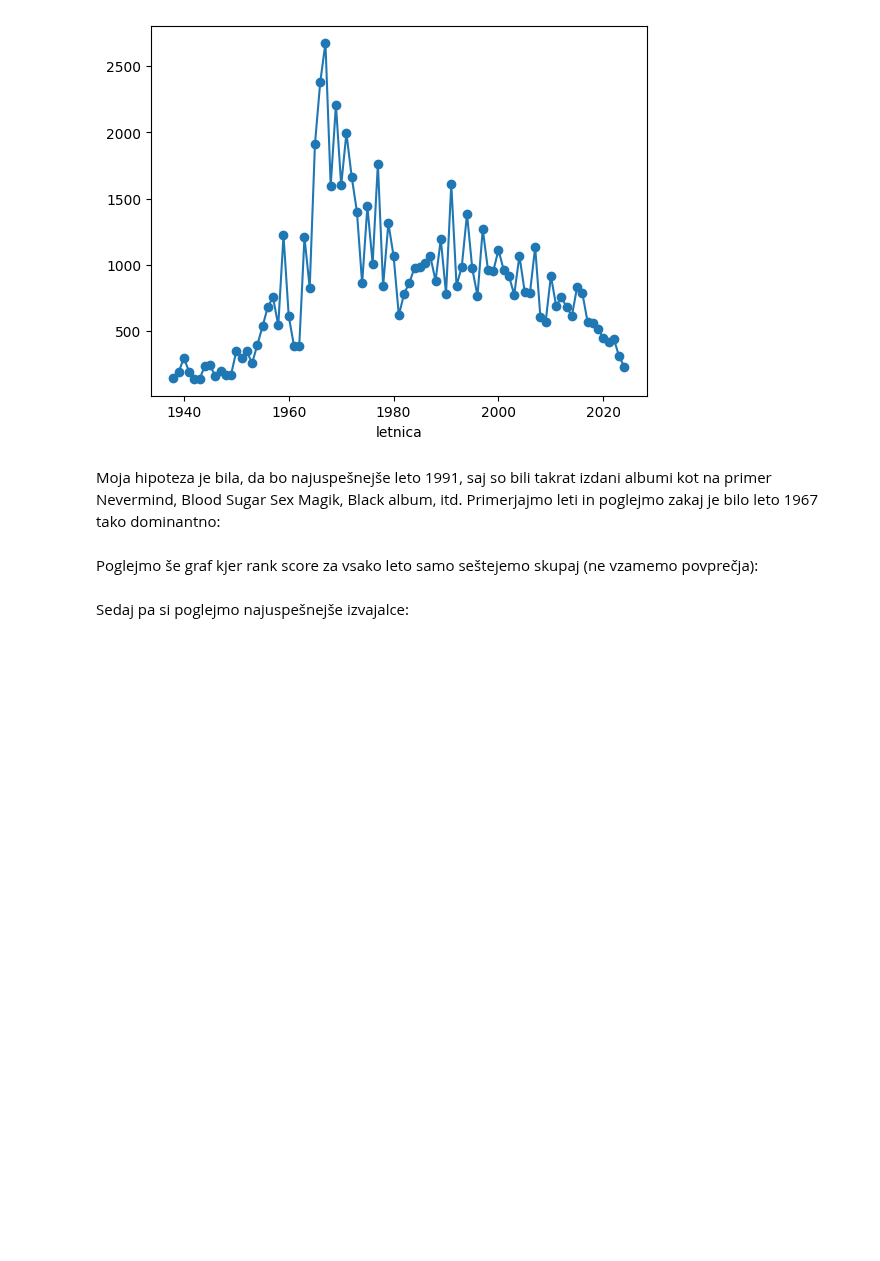
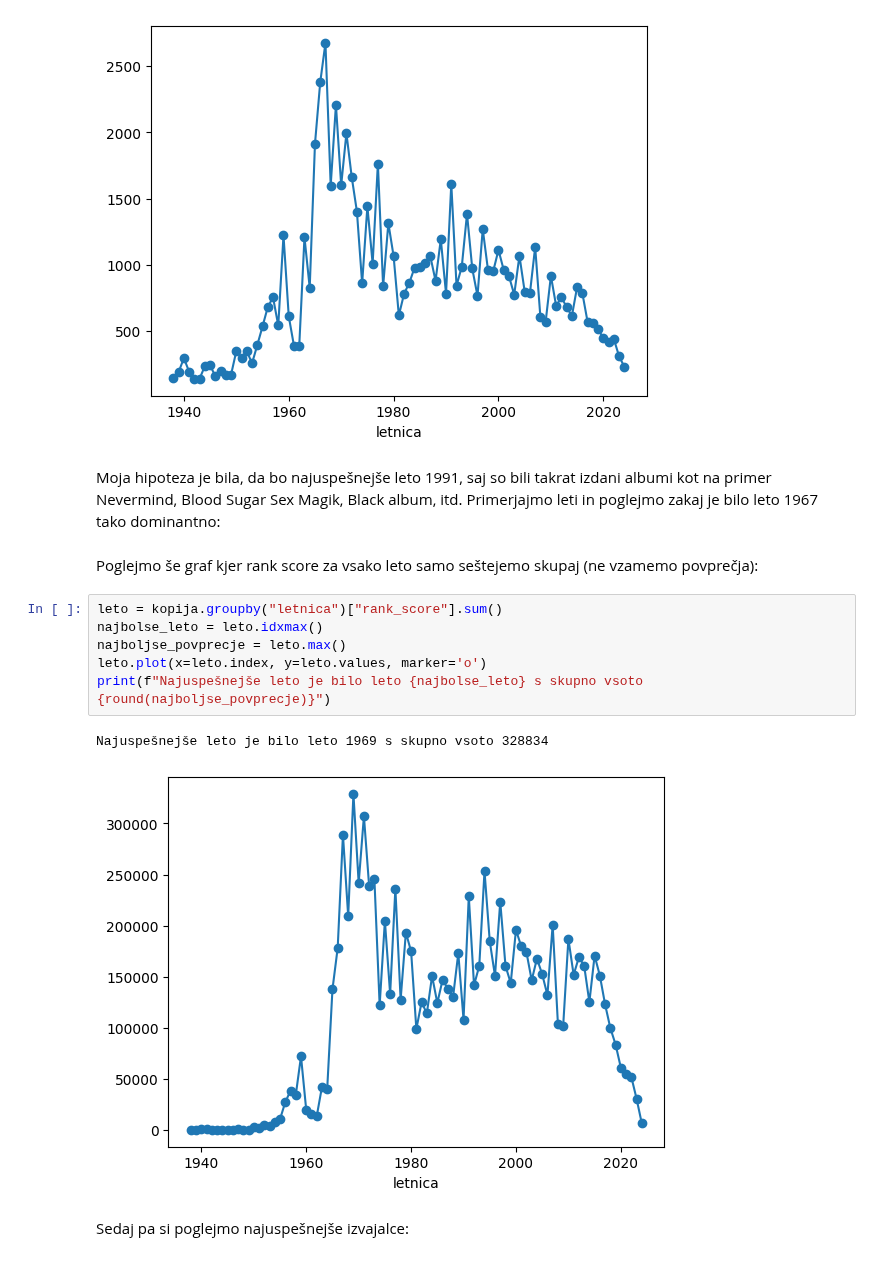
Before and after one commit to filiperznoznik/Seminarska_UVP, a Jupyter notebook: analiza_podatkov.ipynb, the cells around one changed output. Drawn from its saved outputs; the diff is of its cells as text; blank space fills up the shorter version.

```diff
--- a/analiza_podatkov.ipynb
+++ b/analiza_podatkov.ipynb
@@ -45,5 +45,14 @@ Najuspešnejše leto je bilo leto 1967 s povprečjem 2675
 Moja hipoteza je bila, da bo najuspešnejše leto 1991, saj so bili takrat izdani albumi kot na primer Nevermind, Blood Sugar Sex Magik, Black album, itd. Primerjajmo leti in poglejmo zakaj je bilo leto 1967 tako dominantno:
 # %% [markdown]
 Poglejmo še graf kjer rank score za vsako leto samo seštejemo skupaj (ne vzamemo povprečja):
+# %%
+leto = kopija.groupby("letnica")["rank_score"].sum()
+najbolse_leto = leto.idxmax()
+najboljse_povprecje = leto.max()
+leto.plot(x=leto.index, y=leto.values, marker='o')
+print(f"Najuspešnejše leto je bilo leto {najbolse_leto} s skupno vsoto {round(najboljse_povprecje)}")
+# %% [output]
+Najuspešnejše leto je bilo leto 1969 s skupno vsoto 328834
+[figure, added]
 # %% [markdown]
 Sedaj pa si poglejmo najuspešnejše izvajalce:
```
Also changed, not shown: parts of 4 cells of this notebook, 1 other file.
